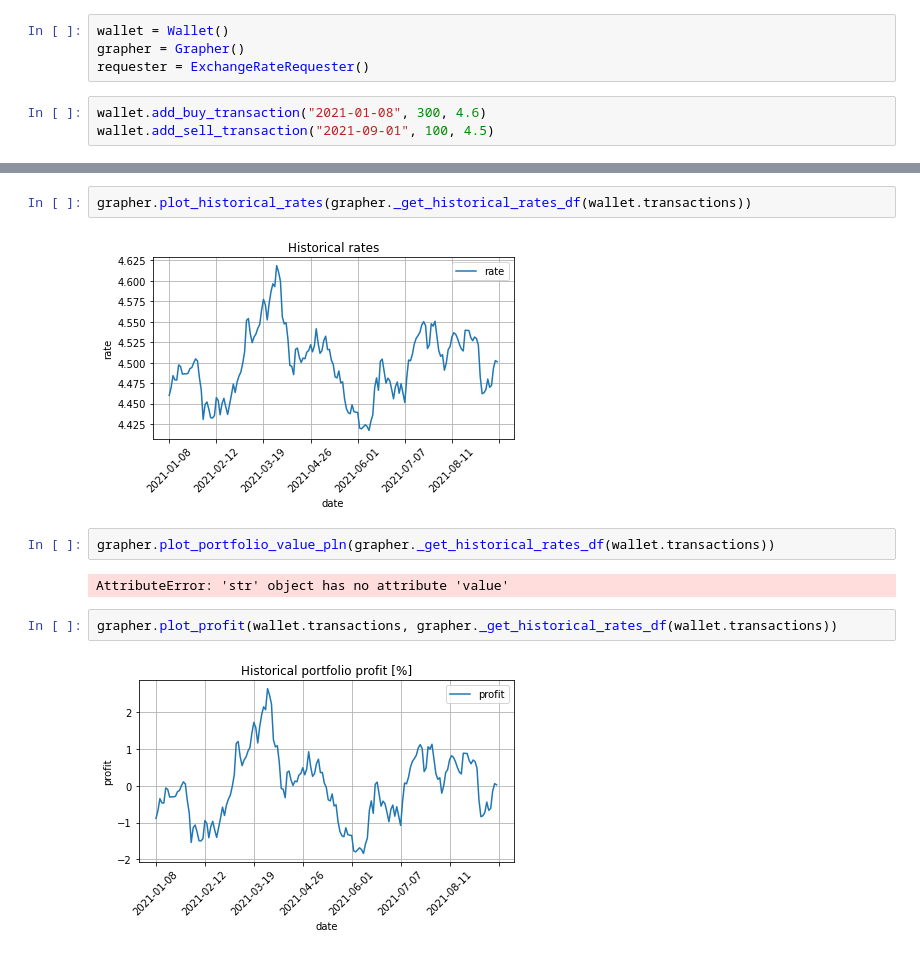
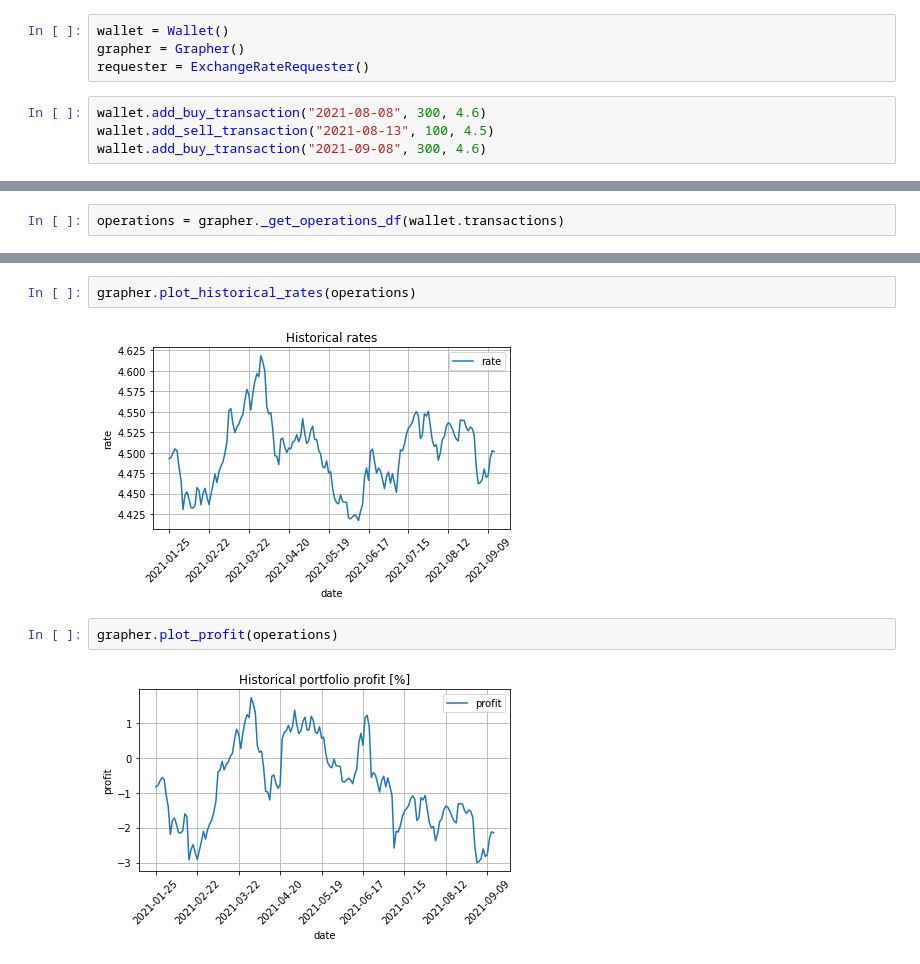
Before and after one commit to kundziorro/generator, a Jupyter notebook: demo.ipynb, the cells around one changed output, grey strips where cells are left out. Saved outputs shown, nothing was run; the diff lists cells and outputs as text.

```diff
--- a/demo.ipynb
+++ b/demo.ipynb
@@ -12,8 +11,9 @@ wallet = Wallet()
 grapher = Grapher()
 requester = ExchangeRateRequester()
 # %%
-wallet.add_buy_transaction("2021-01-08", 300, 4.6)
-wallet.add_sell_transaction("2021-09-01", 100, 4.5)
+wallet.add_buy_transaction("2021-08-08", 300, 4.6)
+wallet.add_sell_transaction("2021-08-13", 100, 4.5)
+wallet.add_buy_transaction("2021-09-08", 300, 4.6)
 # %%
 wallet.show_transactions()
 # %% [output]
@@ -33,0 +42,2 @@ wallet.get_profit_in_pln()
+# %%
+operations = grapher._get_operations_df(wallet.transactions)
@@ -34,12 +53,8 @@ wallet.get_profit_in_pln()
 # %%
-grapher.plot_historical_rates(grapher._get_historical_rates_df(wallet.transactions))
+grapher.plot_historical_rates(operations)
 # %% [output]
-[figure, old version]
+[figure, new version]
-# %%
-grapher.plot_portfolio_value_pln(grapher._get_historical_rates_df(wallet.transactions))
-# %% [output]
-AttributeError: 'str' object has no attribute 'value'
 # %%
-grapher.plot_profit(wallet.transactions, grapher._get_historical_rates_df(wallet.transactions))
+grapher.plot_profit(operations)
 # %% [output]
-[figure, old version]
+[figure, new version]
```
Also changed, not shown: parts of 7 cells of this notebook, 2 other files.
